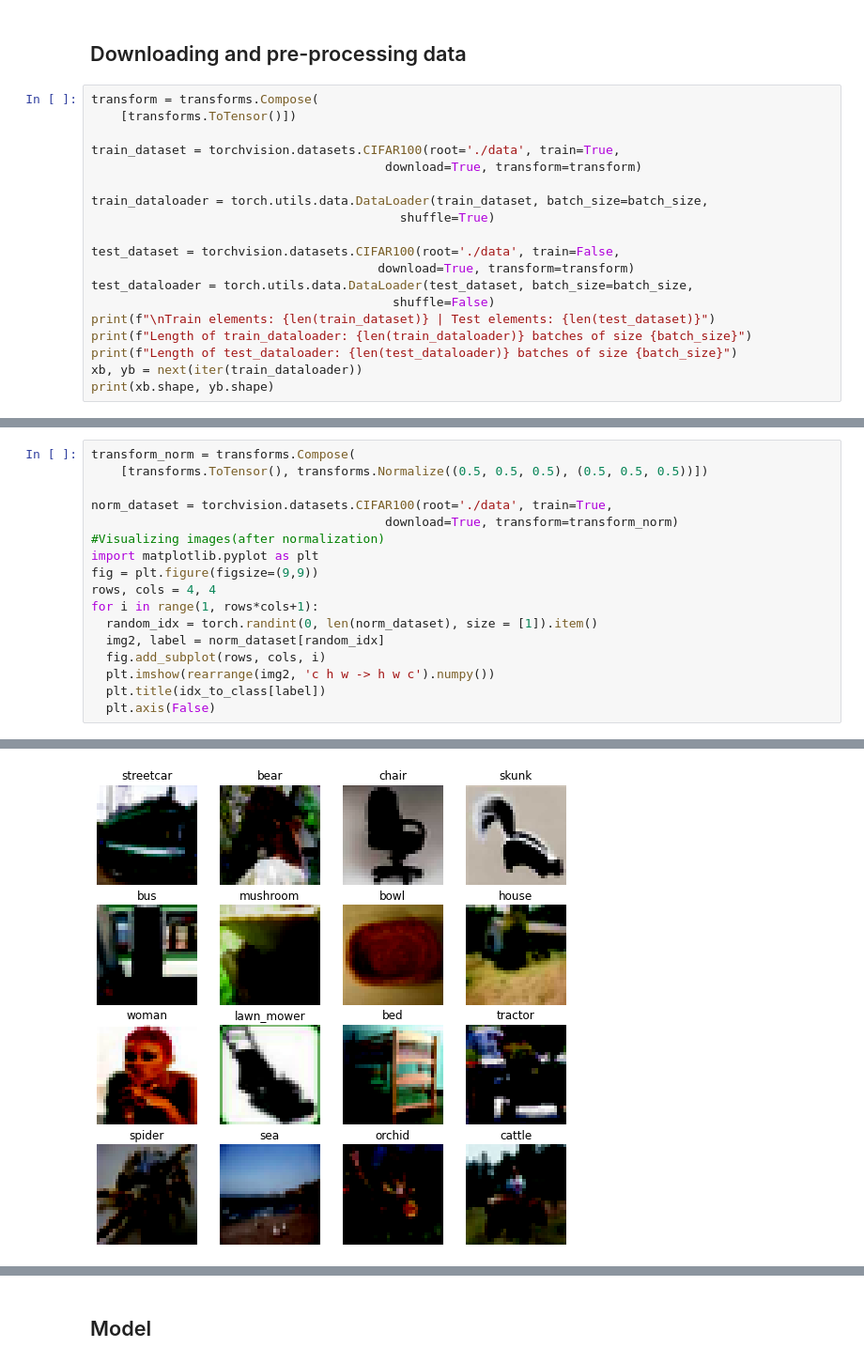
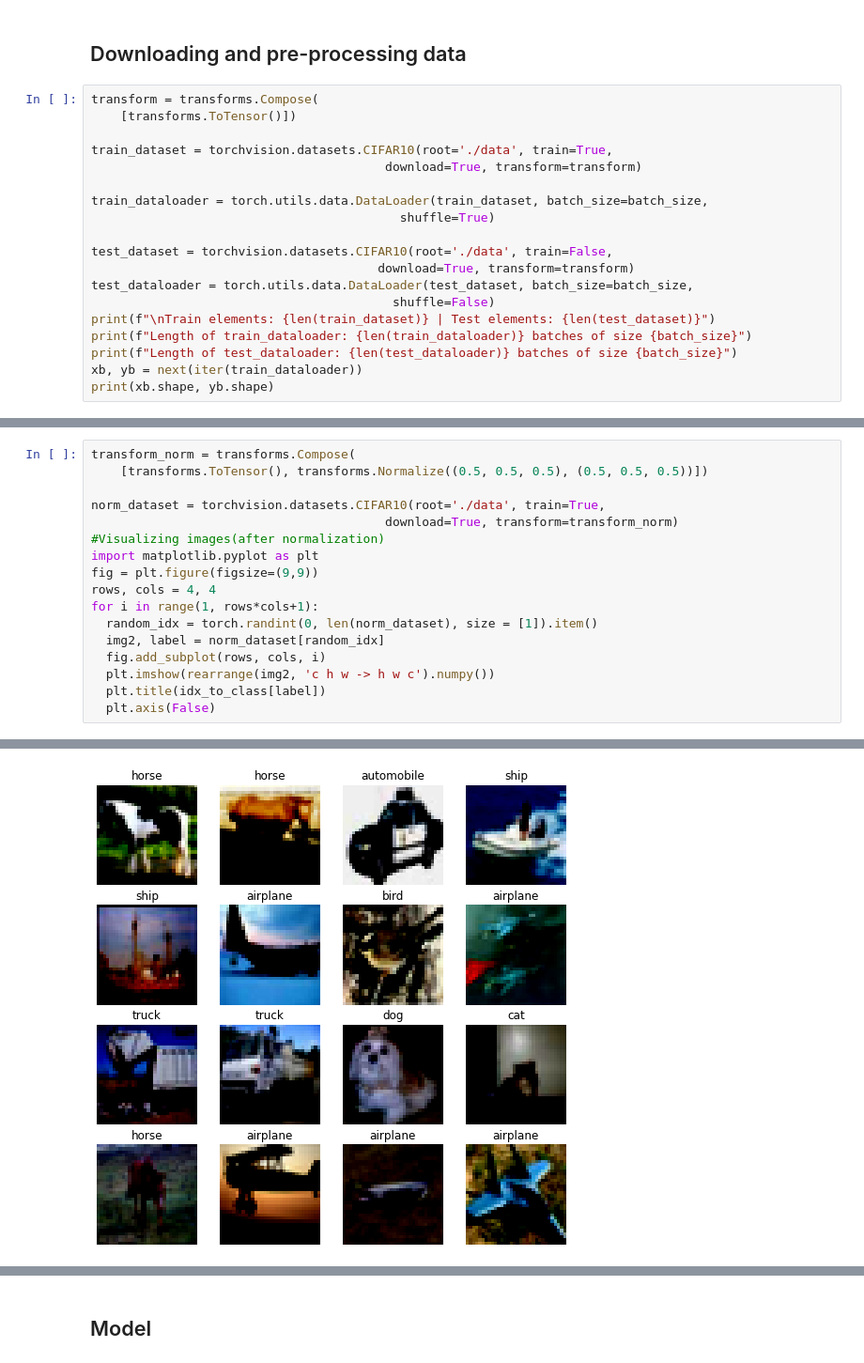
Before and after one commit to Molten-Ice/Deep-Learning, a Jupyter notebook: ViT.ipynb, the cells around one changed output, grey strips where cells are left out. Shown at 94% size. Saved outputs shown, nothing was run; the diff lists cells and outputs as text.

```diff
--- a/ViT.ipynb
+++ b/ViT.ipynb
@@ -77,13 +84,13 @@ on device: cuda
 transform = transforms.Compose(
     [transforms.ToTensor()])
 
-train_dataset = torchvision.datasets.CIFAR100(root='./data', train=True,
+train_dataset = torchvision.datasets.CIFAR10(root='./data', train=True,
                                         download=True, transform=transform)
 
 train_dataloader = torch.utils.data.DataLoader(train_dataset, batch_size=batch_size,
                                           shuffle=True)
 
-test_dataset = torchvision.datasets.CIFAR100(root='./data', train=False,
+test_dataset = torchvision.datasets.CIFAR10(root='./data', train=False,
                                        download=True, transform=transform)
 test_dataloader = torch.utils.data.DataLoader(test_dataset, batch_size=batch_size,
                                          shuffle=False)
@@ -129,38 +143,38 @@ for i in range(1, rows*cols+1):
 transform_norm = transforms.Compose(
     [transforms.ToTensor(), transforms.Normalize((0.5, 0.5, 0.5), (0.5, 0.5, 0.5))])
 
-norm_dataset = torchvision.datasets.CIFAR100(root='./data', train=True,
+norm_dataset = torchvision.datasets.CIFAR10(root='./data', train=True,
                                         download=True, transform=transform_norm)
 #Visualizing images(after normalization)
 import matplotlib.pyplot as plt
 fig = plt.figure(figsize=(9,9))
 rows, cols = 4, 4
 for i in range(1, rows*cols+1):
   random_idx = torch.randint(0, len(norm_dataset), size = [1]).item()
   img2, label = norm_dataset[random_idx]
   fig.add_subplot(rows, cols, i)
   plt.imshow(rearrange(img2, 'c h w -> h w c').numpy())
   plt.title(idx_to_class[label])
   plt.axis(False)
 # %% [output]
 Files already downloaded and verified
 WARNING:matplotlib.image:Clipping input data to the valid range for imshow with RGB data ([0..1] for floats or [0..255] for integers).
 WARNING:matplotlib.image:Clipping input data to the valid range for imshow with RGB data ([0..1] for floats or [0..255] for integers).
 WARNING:matplotlib.image:Clipping input data to the valid range for imshow with RGB data ([0..1] for floats or [0..255] for integers).
 WARNING:matplotlib.image:Clipping input data to the valid range for imshow with RGB data ([0..1] for floats or [0..255] for integers).
 WARNING:matplotlib.image:Clipping input data to the valid range for imshow with RGB data ([0..1] for floats or [0..255] for integers).
 WARNING:matplotlib.image:Clipping input data to the valid range for imshow with RGB data ([0..1] for floats or [0..255] for integers).
 WARNING:matplotlib.image:Clipping input data to the valid range for imshow with RGB data ([0..1] for floats or [0..255] for integers).
 WARNING:matplotlib.image:Clipping input data to the valid range for imshow with RGB data ([0..1] for floats or [0..255] for integers).
 WARNING:matplotlib.image:Clipping input data to the valid range for imshow with RGB data ([0..1] for floats or [0..255] for integers).
 WARNING:matplotlib.image:Clipping input data to the valid range for imshow with RGB data ([0..1] for floats or [0..255] for integers).
 WARNING:matplotlib.image:Clipping input data to the valid range for imshow with RGB data ([0..1] for floats or [0..255] for integers).
 WARNING:matplotlib.image:Clipping input data to the valid range for imshow with RGB data ([0..1] for floats or [0..255] for integers).
 WARNING:matplotlib.image:Clipping input data to the valid range for imshow with RGB data ([0..1] for floats or [0..255] for integers).
 WARNING:matplotlib.image:Clipping input data to the valid range for imshow with RGB data ([0..1] for floats or [0..255] for integers).
 WARNING:matplotlib.image:Clipping input data to the valid range for imshow with RGB data ([0..1] for floats or [0..255] for integers).
 WARNING:matplotlib.image:Clipping input data to the valid range for imshow with RGB data ([0..1] for floats or [0..255] for integers).
-[figure, old version]
+[figure, new version]
 # %%
 print(img1.mean(), img1.std())
 print(img2.mean(), img2.std())
```
Also changed, not shown: parts of 17 cells of this notebook.
